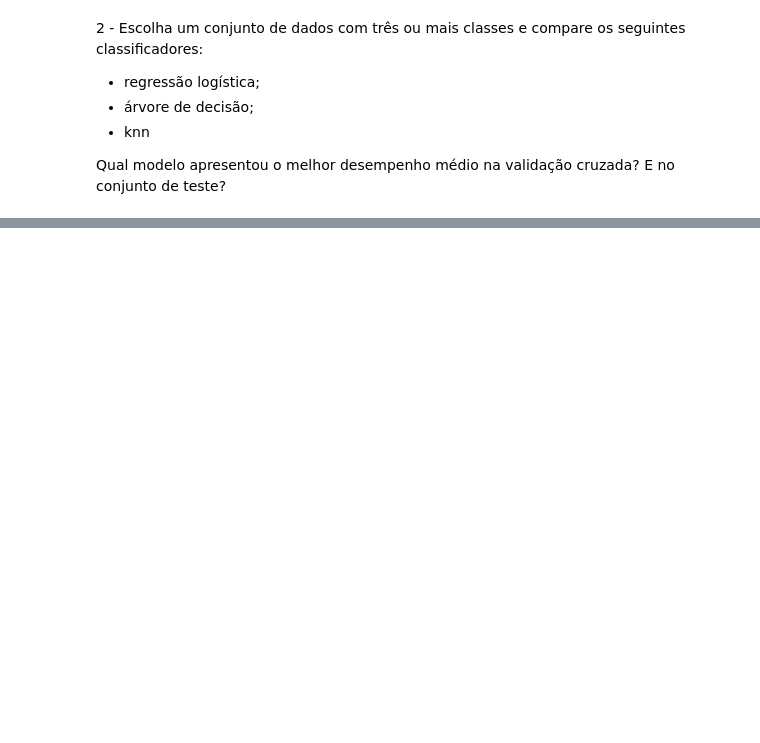
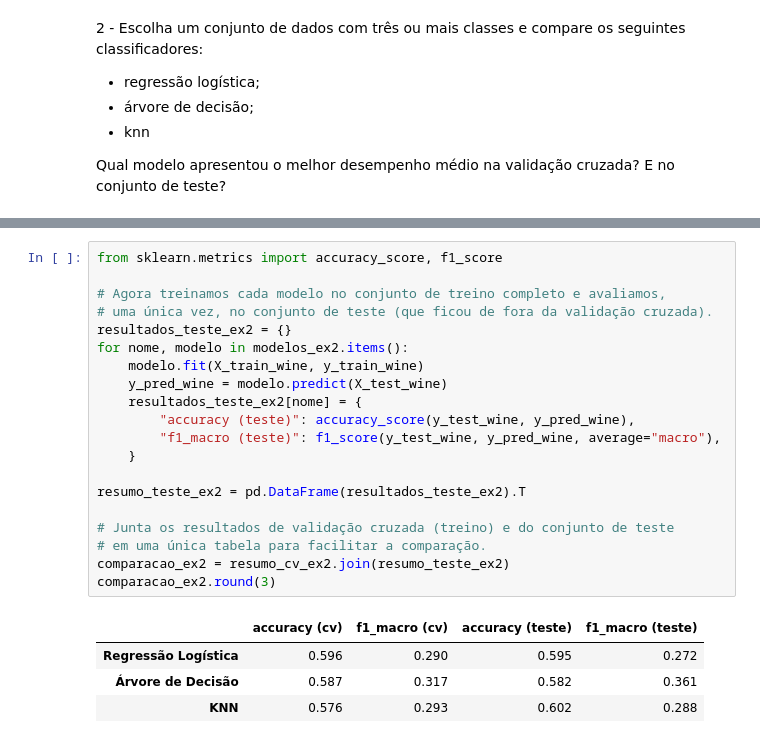
Before and after one commit to saulosgil/CursoMLeCD-USP, a Jupyter notebook: 11-regressao_logistica/Aula12-regressao-logistica.ipynb, the cells around one changed output, grey strips where cells are left out. Saved outputs shown, nothing was run; the diff lists cells and outputs as text; blank space fills up the shorter version.

```diff
--- a/11-regressao_logistica/Aula12-regressao-logistica.ipynb
+++ b/11-regressao_logistica/Aula12-regressao-logistica.ipynb
@@ -967,0 +1149,25 @@ Qual modelo apresentou o melhor desempenho médio na validação cruzada? E no c
+# %%
+from sklearn.metrics import accuracy_score, f1_score
+
+# Agora treinamos cada modelo no conjunto de treino completo e avaliamos,
+# uma única vez, no conjunto de teste (que ficou de fora da validação cruzada).
+resultados_teste_ex2 = {}
+for nome, modelo in modelos_ex2.items():
+    modelo.fit(X_train_wine, y_train_wine)
+    y_pred_wine = modelo.predict(X_test_wine)
+    resultados_teste_ex2[nome] = {
+        "accuracy (teste)": accuracy_score(y_test_wine, y_pred_wine),
+        "f1_macro (teste)": f1_score(y_test_wine, y_pred_wine, average="macro"),
+    }
+
+resumo_teste_ex2 = pd.DataFrame(resultados_teste_ex2).T
+
+# Junta os resultados de validação cruzada (treino) e do conjunto de teste
+# em uma única tabela para facilitar a comparação.
+comparacao_ex2 = resumo_cv_ex2.join(resumo_teste_ex2)
+comparacao_ex2.round(3)
+# %% [output]
+|  | accuracy (cv) | f1_macro (cv) | accuracy (teste) | f1_macro (teste) |
+| Regressão Logística | 0.596 | 0.290 | 0.595 | 0.272 |
+| Árvore de Decisão | 0.587 | 0.317 | 0.582 | 0.361 |
+| KNN | 0.576 | 0.293 | 0.602 | 0.288 |
```
Also changed, not shown: parts of 4 cells of this notebook.
